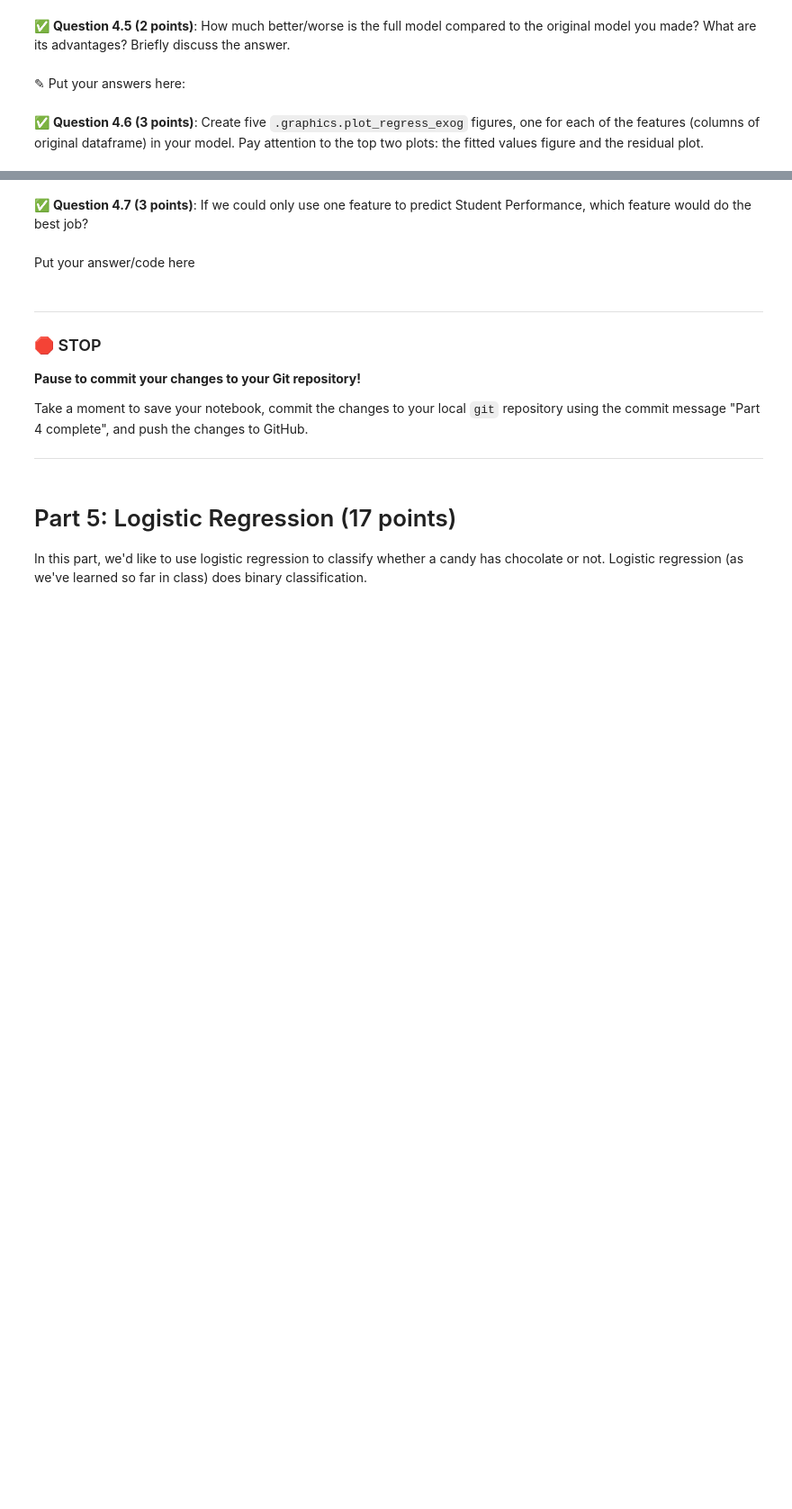
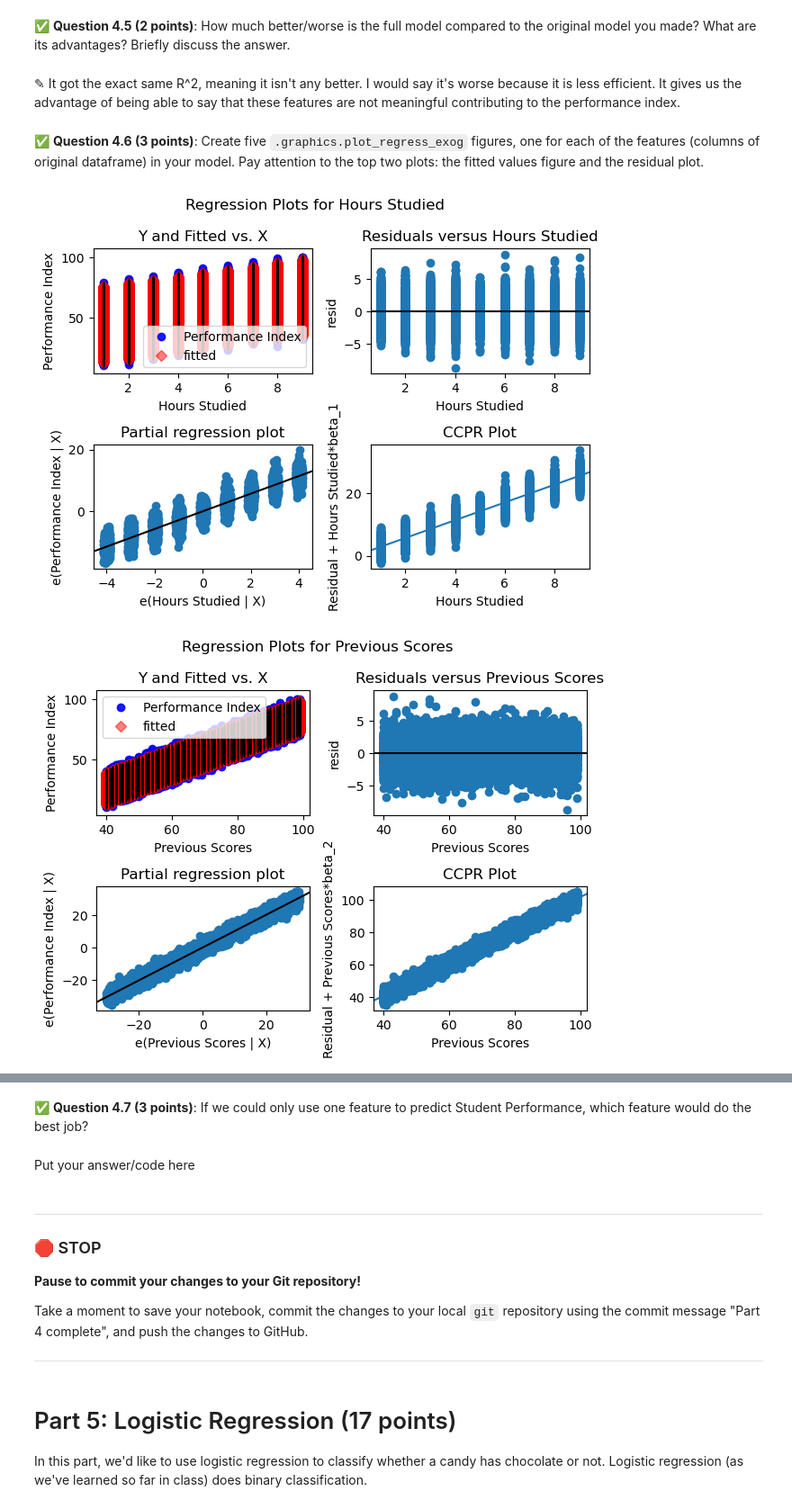
Before and after one commit to mcleesja/CMSE202-f25-turnin1, a Jupyter notebook: hw-03/HW-03_Regression-S25-McLees.ipynb, the cells around one changed output, grey strips where cells are left out. Shown: that part at 90% size. Cells and saved outputs as stored; diff of their text form; code cells hidden in the pictures; blank space fills up the shorter version.

```diff
--- a/hw-03/HW-03_Regression-S25-McLees.ipynb
+++ b/hw-03/HW-03_Regression-S25-McLees.ipynb
@@ -207,0 +206,6 @@ First, download and read in this synthetic dataset of Student Performance. `http
+# %%
+# Put your code here
+studata = pd.read_csv("Student_Performance.csv")
+print(studata.dtypes)
+studata['Extracurricular Activities'] = studata['Extracurricular Activities'].map({'YES': 1, 'NO': 0})
+print(studata.dtypes)
@@ -211,0 +229,8 @@ First, download and read in this synthetic dataset of Student Performance. `http
+# %%
+# Put your code here
+import numpy as np
+X = studata[['Hours Studied', 'Previous Scores', 'Sleep Hours']]
+X = sm.add_constant(X)
+y = studata['Performance Index']
+model = sm.OLS(y, X).fit()
+print(model.summary())
@@ -223,0 +265,10 @@ First, download and read in this synthetic dataset of Student Performance. `http
+# %%
+# Put your code here
+studata = pd.read_csv("Student_Performance.csv")
+studata['Extracurricular Activities'] = studata['Extracurricular Activities'].str.upper().map({'YES': 1, 'NO': 0})
+X = studata[['Hours Studied', 'Previous Scores', 'Extracurricular Activities', 'Sleep Hours', 'Sample Question Papers Practiced']]
+X = sm.add_constant(X)
+y = studata['Performance Index']
+model = sm.OLS(y, X).fit()
+print("\nRegression Results:")
+print(model.summary())
@@ -224,6 +293,6 @@ First, download and read in this synthetic dataset of Student Performance. `http
 # %% [markdown]
 &#9989;  **Question 4.5 (2 points)**: How much better/worse is the full model compared to the original model you made? What are its advantages? Briefly discuss the answer.
-# %% [markdown]
-<font size=+3>&#9998;</font> Put your answers here:
+# %% [markdown]
+<font size=+3>&#9998;</font> It got the exact same R^2, meaning it isn't any better. I would say it's worse because it is less efficient. It gives us the advantage of being able to say that these features are not meaningful contributing to the performance index.
 # %% [markdown]
 &#9989;  **Question 4.6 (3 points)**: Create five `.graphics.plot_regress_exog` figures, one for each of the features (columns of original dataframe) in your model. Pay attention to the top two plots: the fitted values figure and the residual plot.
@@ -231,0 +299,11 @@ First, download and read in this synthetic dataset of Student Performance. `http
+# %%
+# Put your code here.
+from statsmodels.graphics.regressionplots import plot_regress_exog
+for feature in ['Hours Studied', 'Previous Scores', 'Extracurricular Activities',
+               'Sleep Hours', 'Sample Question Papers Practiced']:
+    fig = plot_regress_exog(model, feature)
+    fig.tight_layout()
+    plt.show()
+# %% [output]
+[figure, added]
+[figure, added]
```
Also changed, not shown: parts of 11 cells of this notebook.
